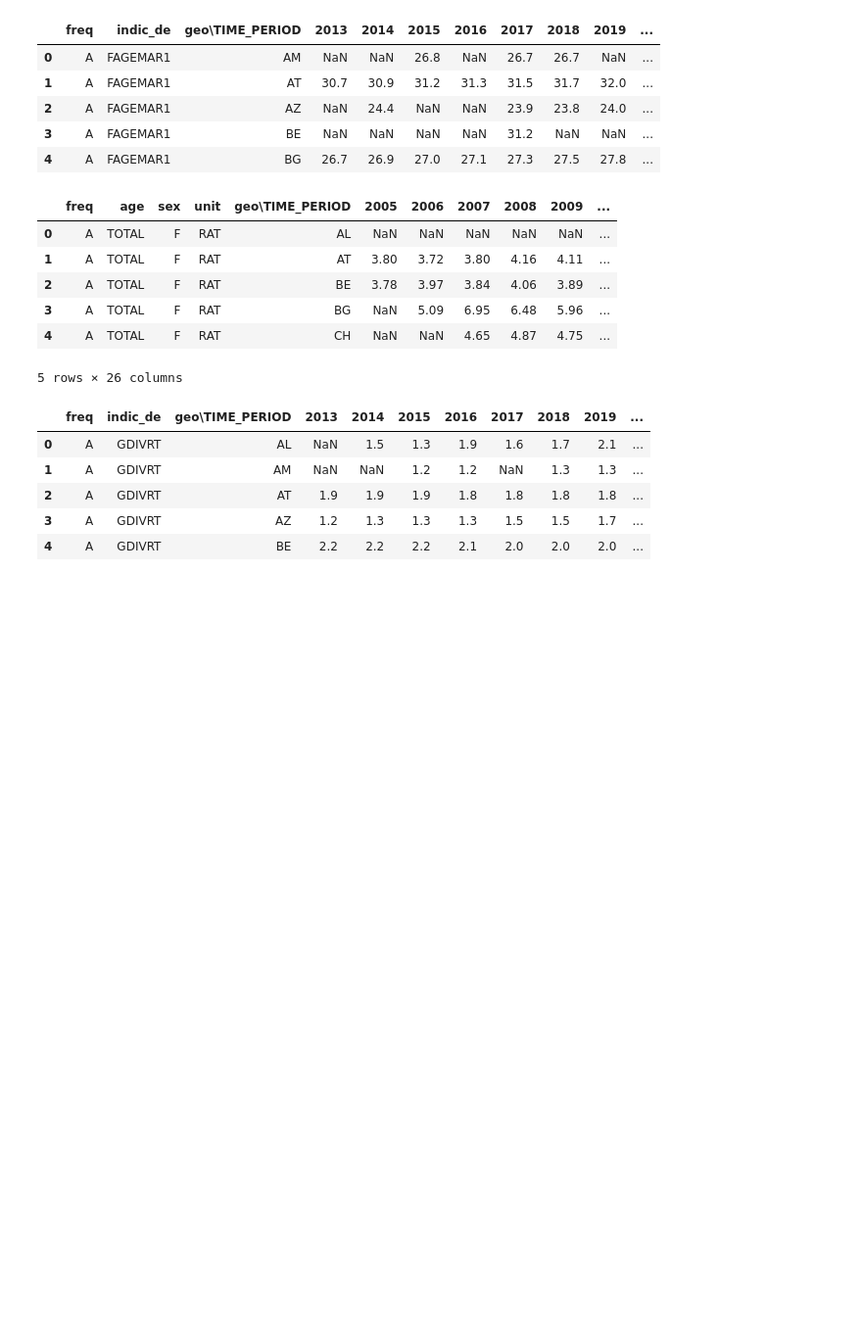
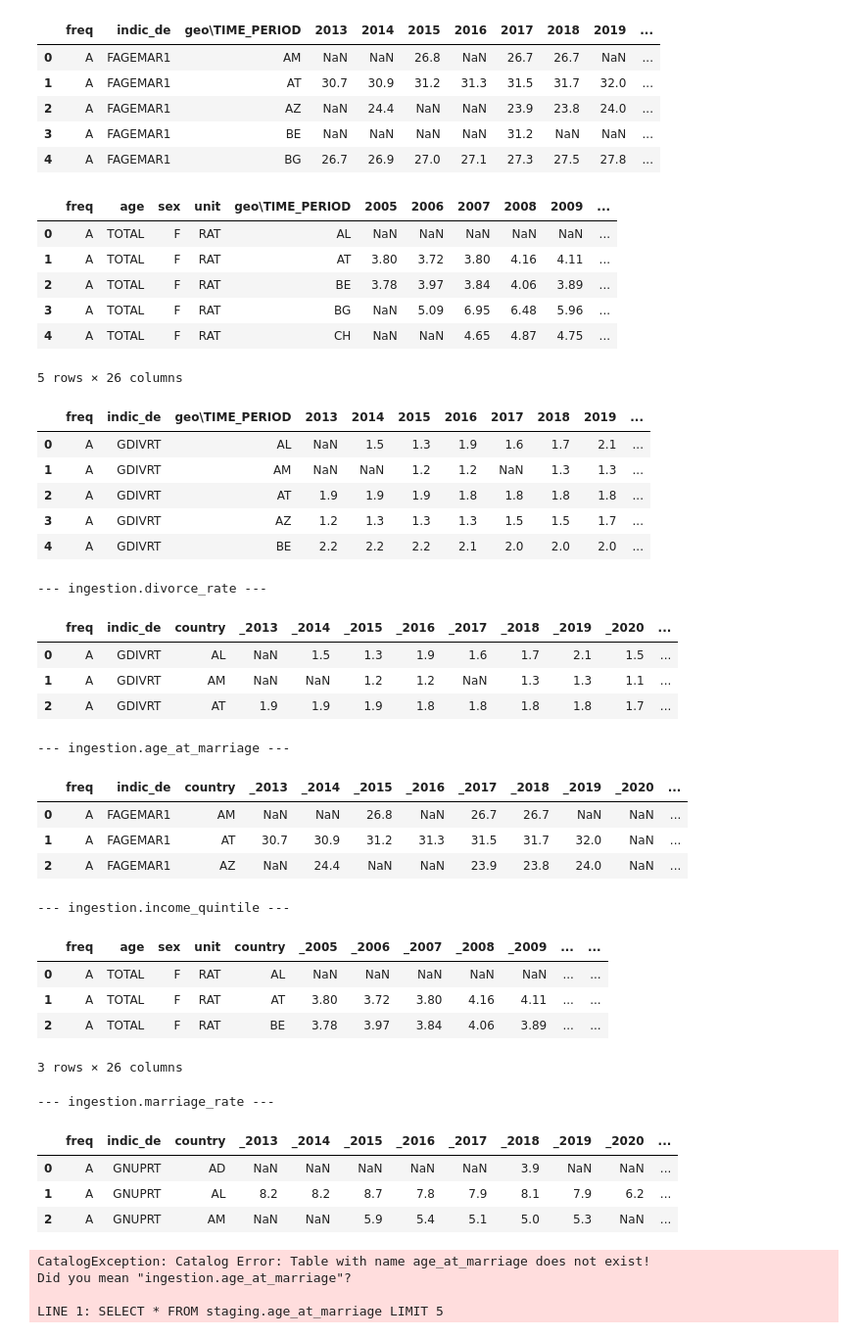
Before and after one commit to LucaBRS/DataTalksClubLearning, a Jupyter notebook: notebooks/dataset_snooping.ipynb, the cells around one changed output. Shown at 98% size. Drawn from its saved outputs; the diff is of its cells as text; code cells hidden in the pictures; blank space fills up the shorter version.

Commit message:
fix some errors

```diff
--- a/notebooks/dataset_snooping.ipynb
+++ b/notebooks/dataset_snooping.ipynb
@@ -47,3 +47,38 @@ df.head()
 | 2 | A | GDIVRT | AT | 1.9 | 1.9 | 1.9 | 1.8 | 1.8 | 1.8 | 1.8 | ... |
 | 3 | A | GDIVRT | AZ | 1.2 | 1.3 | 1.3 | 1.3 | 1.5 | 1.5 | 1.7 | ... |
 | 4 | A | GDIVRT | BE | 2.2 | 2.2 | 2.2 | 2.1 | 2.0 | 2.0 | 2.0 | ... |
+# %%
+# Testing if bruin did write correctly to duckdb
+
+with duckdb.connect(database='./data/duckdb.db') as conn:
+    # print(conn.execute("SELECT * FROM information_schema.schemata").df())
+    for table in ["ingestion.divorce_rate", "ingestion.age_at_marriage", "ingestion.income_quintile","ingestion.marriage_rate"]:
+        print(f"\n--- {table} ---")
+        display(conn.execute(f"SELECT * FROM {table} LIMIT 3").df())
+    print(conn.execute("SELECT * FROM staging.age_at_marriage LIMIT 5").df())
+# %% [output]
+--- ingestion.divorce_rate ---
+|  | freq | indic_de | country | _2013 | _2014 | _2015 | _2016 | _2017 | _2018 | _2019 | _2020 | ... |
+| 0 | A | GDIVRT | AL | NaN | 1.5 | 1.3 | 1.9 | 1.6 | 1.7 | 2.1 | 1.5 | ... |
+| 1 | A | GDIVRT | AM | NaN | NaN | 1.2 | 1.2 | NaN | 1.3 | 1.3 | 1.1 | ... |
+| 2 | A | GDIVRT | AT | 1.9 | 1.9 | 1.9 | 1.8 | 1.8 | 1.8 | 1.8 | 1.7 | ... |
+--- ingestion.age_at_marriage ---
+|  | freq | indic_de | country | _2013 | _2014 | _2015 | _2016 | _2017 | _2018 | _2019 | _2020 | ... |
+| 0 | A | FAGEMAR1 | AM | NaN | NaN | 26.8 | NaN | 26.7 | 26.7 | NaN | NaN | ... |
+| 1 | A | FAGEMAR1 | AT | 30.7 | 30.9 | 31.2 | 31.3 | 31.5 | 31.7 | 32.0 | NaN | ... |
+| 2 | A | FAGEMAR1 | AZ | NaN | 24.4 | NaN | NaN | 23.9 | 23.8 | 24.0 | NaN | ... |
+--- ingestion.income_quintile ---
+|  | freq | age | sex | unit | country | _2005 | _2006 | _2007 | _2008 | _2009 | ... | ... |
+| 0 | A | TOTAL | F | RAT | AL | NaN | NaN | NaN | NaN | NaN | ... | ... |
+| 1 | A | TOTAL | F | RAT | AT | 3.80 | 3.72 | 3.80 | 4.16 | 4.11 | ... | ... |
+| 2 | A | TOTAL | F | RAT | BE | 3.78 | 3.97 | 3.84 | 4.06 | 3.89 | ... | ... |
+3 rows × 26 columns
+--- ingestion.marriage_rate ---
+|  | freq | indic_de | country | _2013 | _2014 | _2015 | _2016 | _2017 | _2018 | _2019 | _2020 | ... |
+| 0 | A | GNUPRT | AD | NaN | NaN | NaN | NaN | NaN | 3.9 | NaN | NaN | ... |
+| 1 | A | GNUPRT | AL | 8.2 | 8.2 | 8.7 | 7.8 | 7.9 | 8.1 | 7.9 | 6.2 | ... |
+| 2 | A | GNUPRT | AM | NaN | NaN | 5.9 | 5.4 | 5.1 | 5.0 | 5.3 | NaN | ... |
+CatalogException: Catalog Error: Table with name age_at_marriage does not exist!
+Did you mean "ingestion.age_at_marriage"?
+
+LINE 1: SELECT * FROM staging.age_at_marriage LIMIT 5
```
Also changed, not shown: 14 other files.
